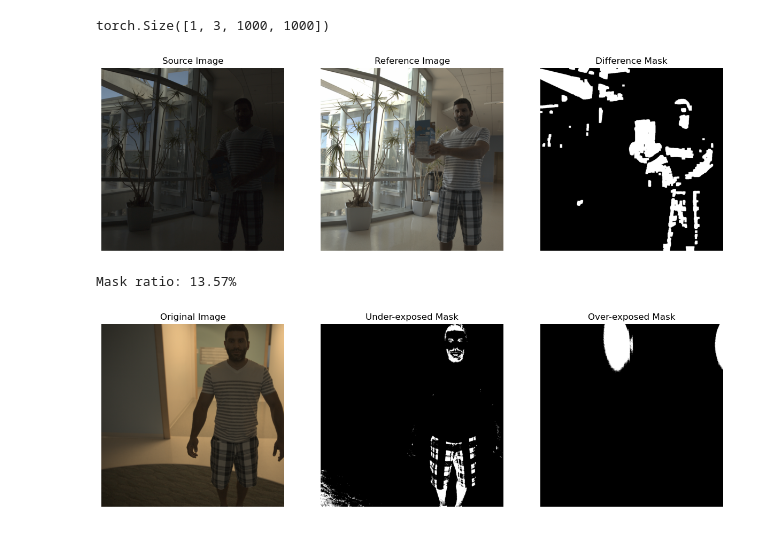
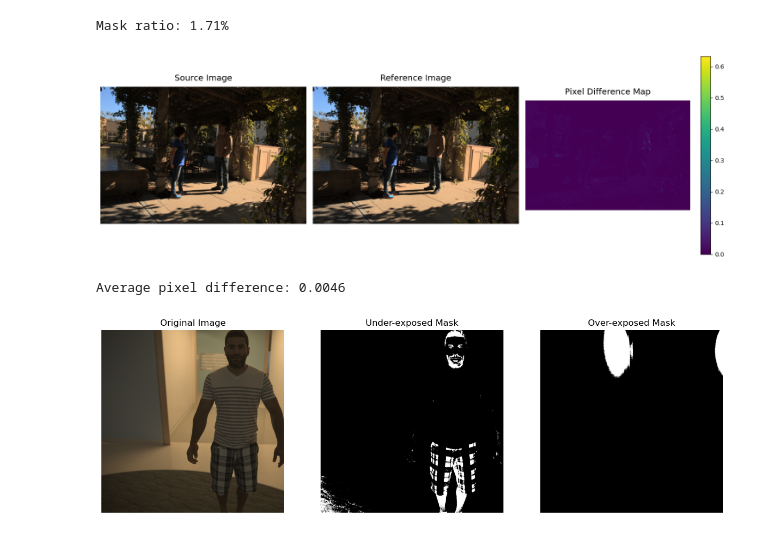
Before and after one commit to Teiboku/diffIRhdr, a Jupyter notebook: utils/mask_util/experiment.ipynb, the cells around one changed output. Saved outputs shown, nothing was run; the diff lists cells and outputs as text; code cells hidden in the pictures.

Commit message:
To generate mask
Signed-off-by: congguan <bkannsou@gmail.com>

```diff
--- a/utils/mask_util/experiment.ipynb
+++ b/utils/mask_util/experiment.ipynb
@@ -64,2 +27,2 @@ Mean: 0.0140, Std: 0.0219
 # %%
-source, reference = get_test_image(index=8)
+source, reference = get_test_image(index=13)
@@ -68,43 +120,40 @@ source, reference = get_test_image(index=8)
 # %%
-import numpy as np
-from PIL import Image
 
+# Calculate mask ratio (percentage of white pixels)
+mask_ratio = diff_mask.mean().item()
+print(f"Mask ratio: {mask_ratio:.2%}")
 
-
-print(source.shape)
-diff_mask = get_diff_mask(source, reference,
-                          kernel_size=9,threshold=0.9,
-                          eroded_kernel_size=11,
-                          dilated_kernel_size=11,percentile=0.04)
-
-import matplotlib.pyplot as plt
+# Calculate absolute difference between source and reference
+diff = torch.abs(source - reference)
+diff_mean = diff.mean(dim=1, keepdim=True)  # Average across channels to get single channel
 
 plt.figure(figsize=(15, 5))
 
 plt.subplot(131)
 plt.imshow(source[0].permute(1,2,0).cpu().numpy())
-plt.title('Source Image')
+plt.title('Source Image', fontsize=14, pad=10)
 plt.axis('off')
 
 plt.subplot(132)
 plt.imshow(reference[0].permute(1,2,0).cpu().numpy())
-plt.title('Reference Image')
+plt.title('Reference Image', fontsize=14, pad=10)
 plt.axis('off')
 
 plt.subplot(133)
-plt.imshow(diff_mask[0,0].cpu().numpy(), cmap='gray')
-plt.title('Difference Mask')
+plt.imshow(diff_mean[0,0].cpu().numpy(), cmap='viridis')
+plt.colorbar()
+plt.title('Pixel Difference Map', fontsize=14, pad=10)
 plt.axis('off')
 
+plt.tight_layout()
 plt.show()
 
-# Calculate mask ratio (percentage of white pixels)
-mask_ratio = diff_mask.mean().item()
-print(f"Mask ratio: {mask_ratio:.2%}")
+# Print average difference
+print(f"Average pixel difference: {diff_mean.mean().item():.4f}")
 # %% [output]
-torch.Size([1, 3, 1000, 1000])
+Mask ratio: 1.71%
-[figure, old version]
+[figure, new version]
-Mask ratio: 13.57%
+Average pixel difference: 0.0046
 # %%
 from hdr_mask import detect_exposure_regions
 
```
Also changed, not shown: parts of 4 cells of this notebook, 8 other files.
